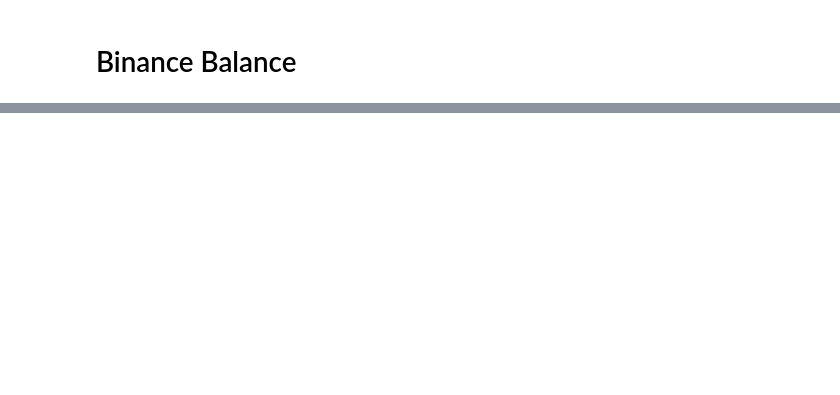
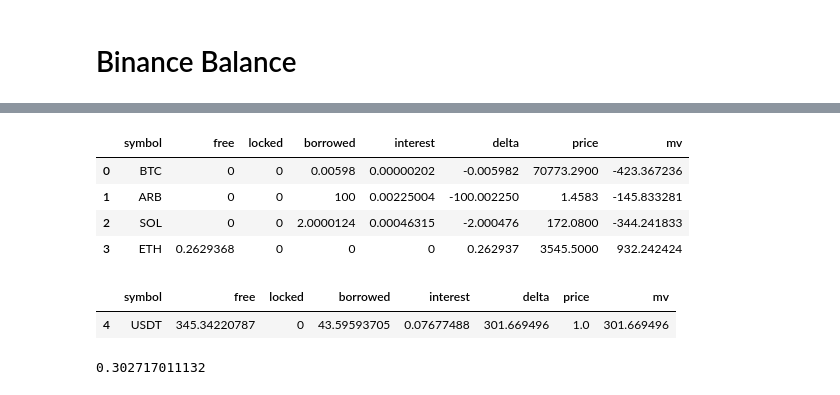
Before and after one commit to BilalBAI/crypto-trading, a Jupyter notebook: notebooks/trading.ipynb, the cells around one changed output, grey strips where cells are left out. Saved outputs shown, nothing was run; the diff lists cells and outputs as text; code cells hidden in the pictures; blank space fills up the shorter version.

```diff
--- a/notebooks/trading.ipynb
+++ b/notebooks/trading.ipynb
@@ -1,5 +1,8 @@
 # %% [markdown]
 # Binance Balance
+# %%
+import pandas as pd
+pd.set_option('display.max_columns', 10)
 # %%
 from crypto_trading.clients import BinanceClient
 
@@ -39,0 +32,17 @@ ML: 1.44
+# %%
+binance.df_risk_exp
+# %% [output]
+|  | symbol | free | locked | borrowed | interest | delta | price | mv |
+| 0 | BTC | 0 | 0 | 0.00598 | 0.00000202 | -0.005982 | 70773.2900 | -423.367236 |
+| 1 | ARB | 0 | 0 | 100 | 0.00225004 | -100.002250 | 1.4583 | -145.833281 |
+| 2 | SOL | 0 | 0 | 2.0000124 | 0.00046315 | -2.000476 | 172.0800 | -344.241833 |
+| 3 | ETH | 0.2629368 | 0 | 0 | 0 | 0.262937 | 3545.5000 | 932.242424 |
+# %%
+binance.df_cash
+# %% [output]
+|  | symbol | free | locked | borrowed | interest | delta | price | mv |
+| 4 | USDT | 345.34220787 | 0 | 43.59593705 | 0.07677488 | 301.669496 | 1.0 | 301.669496 |
+# %%
+(binance.df_risk_exp.price * binance.df_risk_exp.interest.astype(float)).sum() + binance.df_cash.interest.astype(float).sum()
+# %% [output]
+0.302717011132
```
Also changed, not shown: parts of 2 cells of this notebook, 3 other files.
